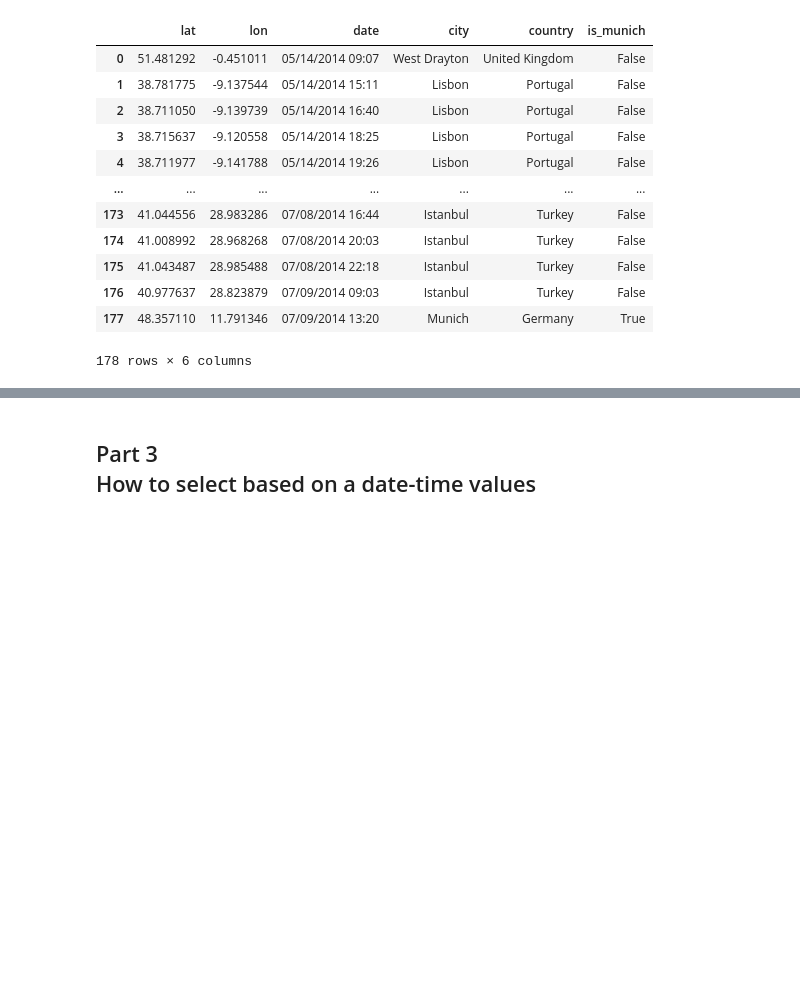
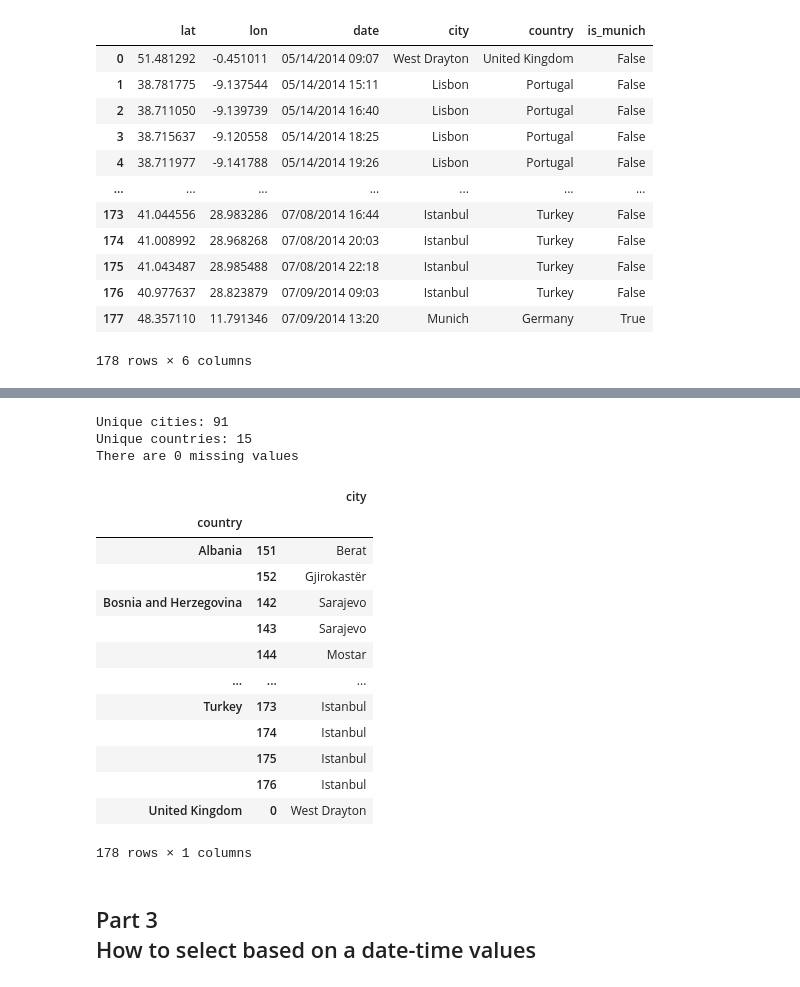
Before and after one commit to qszhao/PTUA2023, a Jupyter notebook: Lab05/Lab05_Pandas.ipynb, the cells around one changed output, grey strips where cells are left out. Cells and saved outputs as stored; diff of their text form; code cells hidden in the pictures; blank space fills up the shorter version.

```diff
--- a/Lab05/Lab05_Pandas.ipynb
+++ b/Lab05/Lab05_Pandas.ipynb
@@ -141,8 +173,38 @@ df_not_barcelona
 # %%
 # Q14: how many unique cities and countries in the dataset?
 # Also can you check missing values for the dataframe
+print("Unique cities: " + str(len(set(df['city']))))
+print("Unique countries: " + str(len(set(df['country']))))
+
+num_missing = 0
+for column in df:
+    for cell in column:
+        if cell in ['NaN', None]:
+            num_missing += 1
+
+print("There are " + str(num_missing) + " missing values")
+# %% [output]
+Unique cities: 91
+Unique countries: 15
+There are 0 missing values
 # %%
 # Q15: group by country name and show the city names in each of the country
+df.groupby(['country'])[['city']].apply(lambda row: row[:])
+# %% [output]
+|  |  | city |
+| country |  |  |
+| Albania | 151 | Berat |
+|  | 152 | Gjirokastër |
+| Bosnia and Herzegovina | 142 | Sarajevo |
+|  | 143 | Sarajevo |
+|  | 144 | Mostar |
+| ... | ... | ... |
+| Turkey | 173 | Istanbul |
+|  | 174 | Istanbul |
+|  | 175 | Istanbul |
+|  | 176 | Istanbul |
+| United Kingdom | 0 | West Drayton |
+178 rows × 1 columns
 # %% [markdown]
 ## Part 3 <br /> How to select based on a date-time values
 # %%
```
Also changed, not shown: parts of 9 cells of this notebook.
